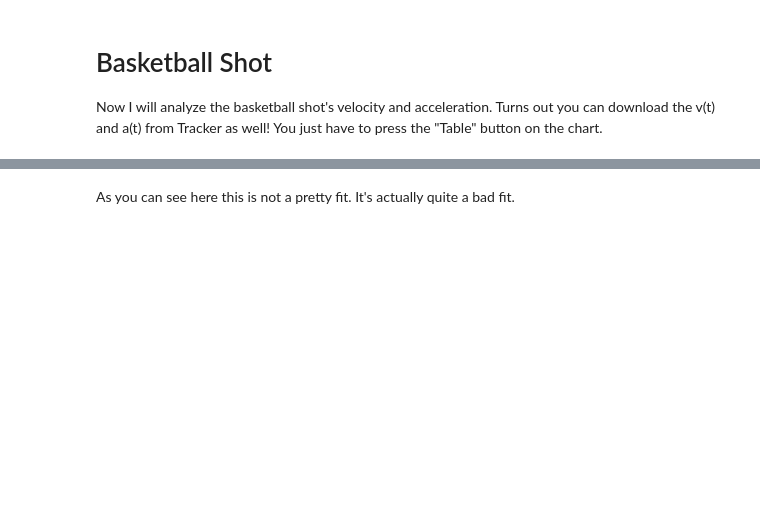
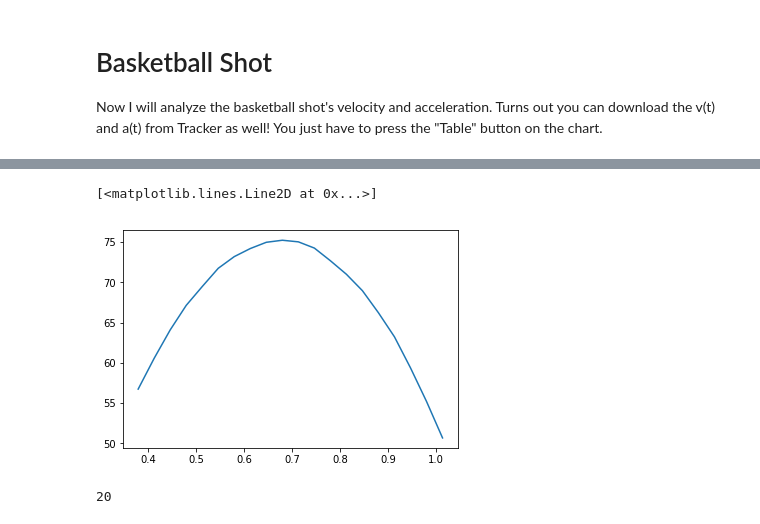
Before and after one commit to Dana-physicsLabs/PH1110-1111, a Jupyter notebook: PH 1110 Lab 3.ipynb, the cells around one changed output, grey strips where cells are left out. Saved outputs shown, nothing was run; the diff lists cells and outputs as text; code cells hidden in the pictures; blank space fills up the shorter version.

```diff
--- a/PH 1110 Lab 3.ipynb
+++ b/PH 1110 Lab 3.ipynb
@@ -154,7 +148,8 @@ ax.set_ylabel('position (m)')
-# %% [markdown]
-As you can see here this is not a pretty fit. It's actually quite a bad fit.
 # %%
-ii= range(10, 40) #Here I redefine my time period I want to look at
-bball1_y = bball.loc[ii'y' ]
-bball1_t = bball.loc[ii't']
-plt.plot(bball1_t, bball1_y)
+ii= range(10, 30) #Here I redefine my time period I want to look at. Make sure that the range does not go beyond the number of points you have. If you want to see how many points you have you can use ball.count().
+y_bounce1 = bball.loc[ii,'y' ]
+t_bounce1 = bball.loc[ii,'t']
+plt.plot(t_bounce1, y_bounce1)
+# %% [output]
+[<matplotlib.lines.Line2D at 0x...>]
+[figure, added]
@@ -179,0 +156,4 @@ ax.set_ylabel('position (m)')
+# %%
+y_bounce1.size #This is important!
+# %% [output]
+20
```
Also changed, not shown: parts of 13 cells of this notebook.
